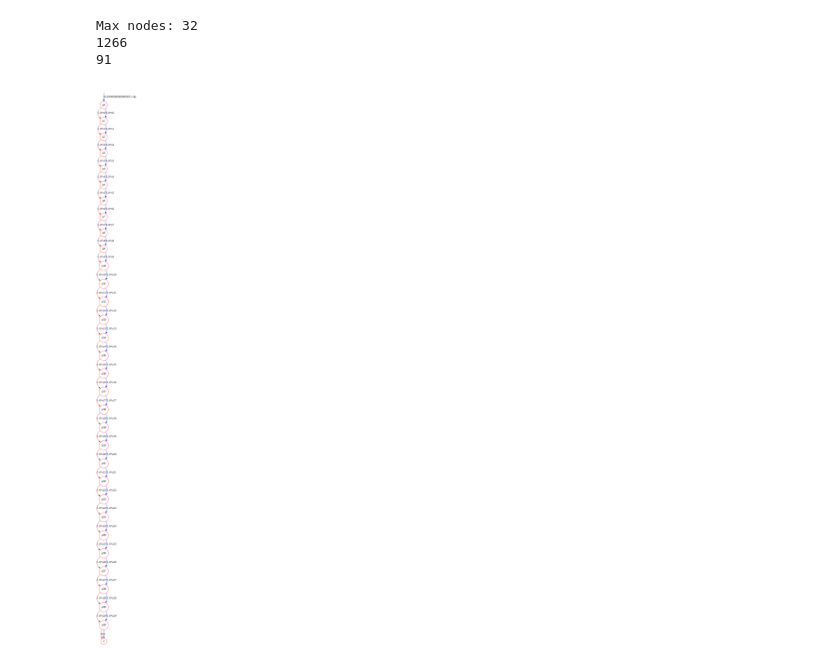
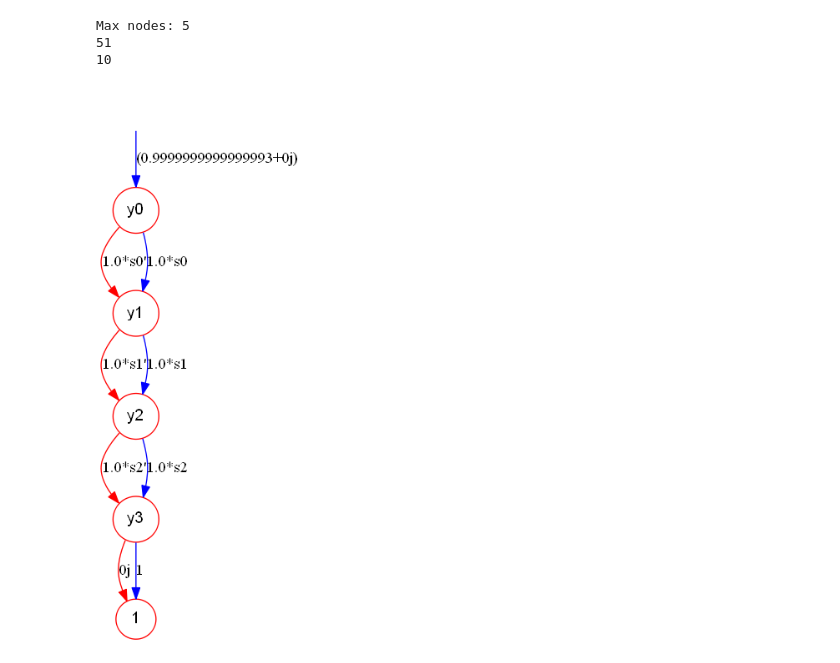
Before and after one commit to Veriqc/Symbol_TDD, a Jupyter notebook: Test_Binary2.ipynb, the cells around one changed output. Saved outputs shown, nothing was run; the diff lists cells and outputs as text; code cells hidden in the pictures.

```diff
--- a/Test_Binary2.ipynb
+++ b/Test_Binary2.ipynb
@@ -41,24 +45,26 @@ Max nodes: 2
 path='Benchmarks/'
 n=3
 t_start=time.time()
-file_name='qft_'+str(n)+'.qasm'
+file_name='qft_'+str(n)+'_2.qasm'
 cir=QuantumCircuit.from_qasm_file(path+file_name)
 tn,indices=cir_2_tn(cir)
-Ini_TDD(indices)
 for k in range(n):
     x_k='x'+str(k)
     xn_k='xn'+str(k)
     s=Symbol(x_k)
     ns=Symbol(xn_k)
     U=np.array([ns,s])
-#     U=np.array([1,0])
+#     U=np.array([0,1])
     temp_ts=Tensor(U,[Index(x_k)])
     tn.tensors.insert(0,temp_ts)
+    if not x_k in indices:
+        indices.append(x_k)
+Ini_TDD(indices)
 tdd=tn.cont()
 print(time.time()-t_start)
 print(tdd.node_number())
-print(gu1())
-print(gu2())
-tdd.show(filename='output/qft_%i'%n)
+# print(gu1())
+# print(gu2())
+tdd.show()
 # %% [output]
 Max nodes: 4
@@ -128,7 +136,7 @@ plt.legend()
 # %%
 # z=[log(k) for k in z]
 plt.plot(x,z)
-k=[t**2.04*10 for t in x]
+k=[t**2.1*10 for t in x]
 plt.plot(x,k,'*',label='n^2.1*10')
 plt.xlabel("Qubits num")
 plt.ylabel("Total number of nodes")
@@ -188,40 +195,40 @@ def veri_bv(n):
         tn.tensors.append(ts)
     for k in range(n):
         var=[Index('x'+str(k)+'_2'),Index('y'+str(k))]
         ts=Tensor(H,var)
         tn.tensors.append(ts)
 
     var=[Index('x'+str(n)+'_'+str(n+1)),Index('y'+str(n))]
     ts=Tensor(H,var)
     tn.tensors.append(ts)
 
     var=[]
     for k in range(n):
         var.append('x'+str(k))
         var.append('x'+str(k)+'_1')
         var.append('x'+str(k)+'_2')
         var.append('y'+str(k))
     var.append('x'+str(n))
 
     for k in range(n+1):
         var.append('x'+str(n)+'_'+str(k+1))
     var.append('y'+str(n))
     syms2.reverse()
 #     print(syms2)
     Ini_TDD(var,syms2)
 
     tdd=tn.cont()
     print(gu1())
     print(gu2())
     return tdd
-n=30
-tdd=veri_bv(n)
-tdd.show(filename='output/bv_%i'%n)
+
+tdd=veri_bv(3)
+tdd.show()
 # %% [output]
-Max nodes: 32
-1266
-91
+Max nodes: 5
+51
+10
-[figure, old version]
+[figure, new version]
 # %%
 def toffoli(n):
     """The matrix of C^n(X)"""
```
Also changed, not shown: parts of 13 cells of this notebook.
